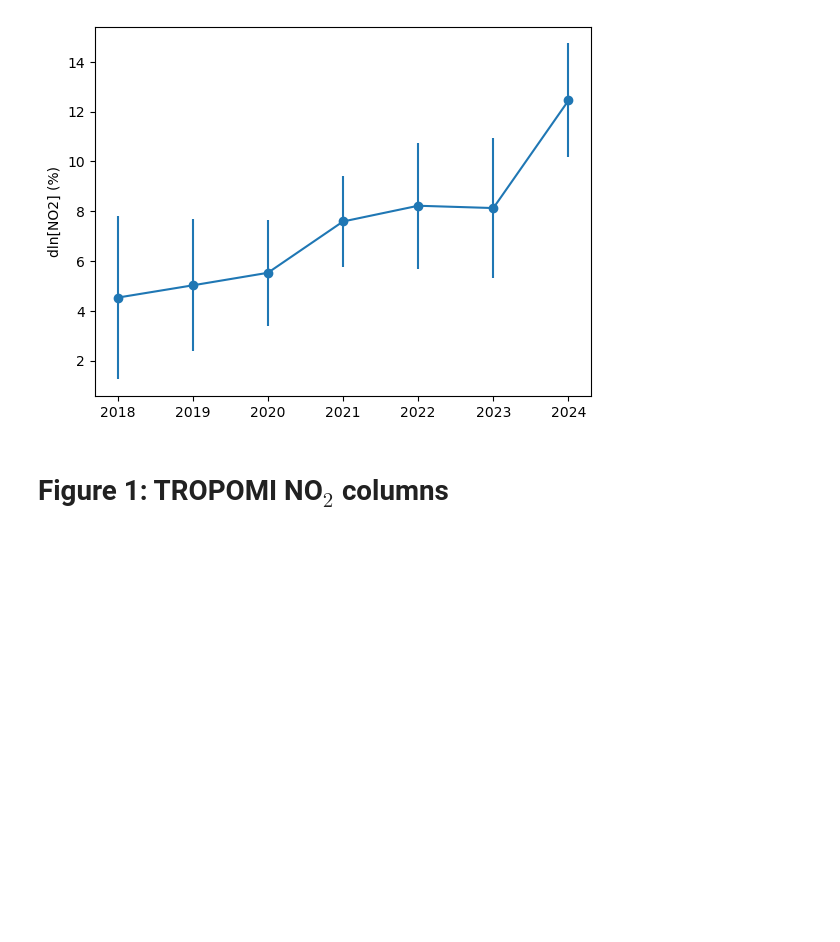
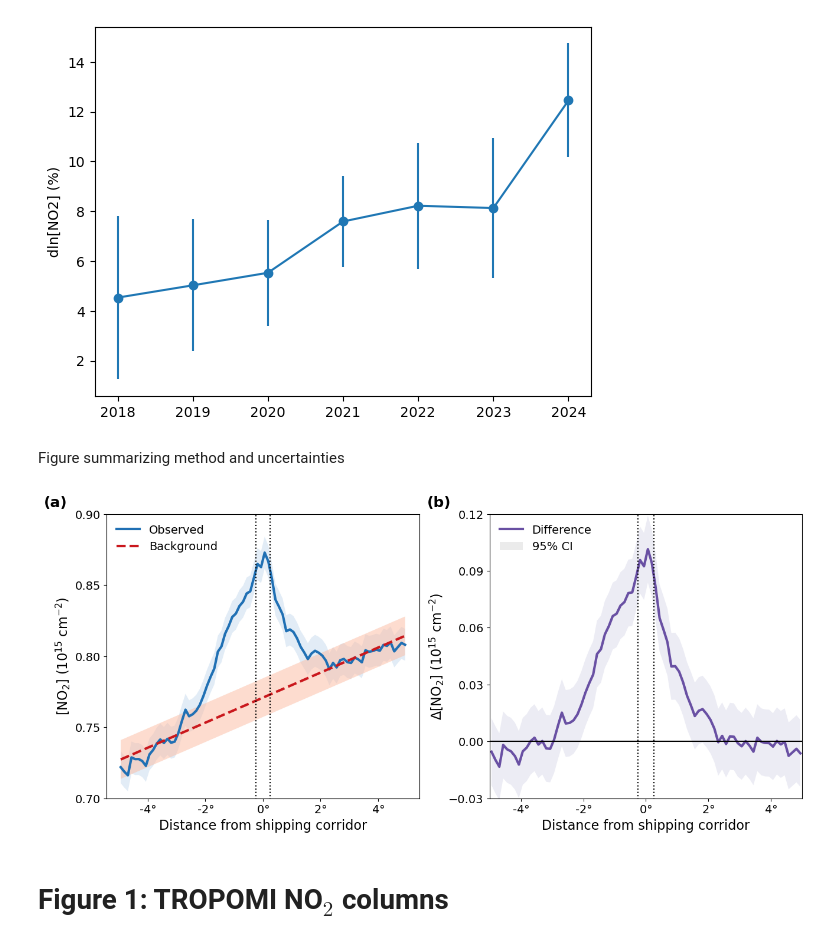
Before and after one commit to michael-s-diamond/ConflictClouds, a Jupyter notebook: Conflict_Cloud_Sensitivity.ipynb, the cells around one changed output. Saved outputs shown, nothing was run; the diff lists cells and outputs as text; code cells hidden in the pictures; blank space fills up the shorter version.

Commit message:
Added Figures 4 and A1

```diff
--- a/Conflict_Cloud_Sensitivity.ipynb
+++ b/Conflict_Cloud_Sensitivity.ipynb
@@ -152,6 +153,70 @@ plt.ylabel('dln[NO2] (%)')
 # %% [output]
 Text(0, 0.5, 'dln[NO2] (%)')
 [figure]
+# %% [markdown]
+Figure summarizing method and uncertainties
+# %%
+#
+###Figure A1: Methods illustration
+#
+
+plt.figure(figsize=(13,6))
+plt.clf()
+fs = 16
+
+ax1 = plt.subplot(1,2,1)
+
+y0 = xN['no2'].groupby('time.year').mean()[-1]
+plt.plot(xN.lon,y0,color=cm.Blues(.75),lw=3,label='Observed')
+plt.fill_between(xN.lon,y0-2*err0[-1],y0+2*err0[-1],facecolor=cm.Blues(.25),alpha=.5)
+
+y1 = xN.intercept[-1]+xN.slope[-1]*xN.lon
+plt.plot(xN.lon,y1,color=cm.Reds(.75),lw=3,ls='dashed',label='Background')
+plt.fill_between(xN.lon,y1-2*xN['RMSE'][-1],y1+2*xN['RMSE'][-1],facecolor=cm.Reds(.25),alpha=.5)
+
+plt.plot([-.25,-.25],[.6,1],c='k',ls='dotted')
+plt.plot([.25,.25],[.6,1],c='k',ls='dotted')
+
+plt.legend(frameon=False,fontsize=fs-2,loc='upper left')
+
+plt.ylim(.7,.9)
+
+plt.yticks(np.arange(.7,.91,.05),fontsize=fs-2)
+plt.ylabel(r'$[\mathrm{NO}_2]$ ($10^{15}$ $\mathrm{cm}^{-2}$)',fontsize=fs)
+plt.xticks([-4,-2,0,2,4],[r'-4$\degree$',r'-2$\degree$',r'0$\degree$',r'2$\degree$',r'4$\degree$'],fontsize=fs-2)
+plt.xlabel('Distance from shipping corridor',fontsize=fs)
+
+ax1.text(-.2,1.025,s='(a)',transform = ax1.transAxes,fontsize=fs+2,fontweight='bold')
+
+ax2 = plt.subplot(1,2,2)
+
+y2 = y0-y1
+plt.plot(xN.lon,y2,color=cm.Purples(.75),lw=3,label='Difference')
+plt.fill_between(xN.lon,y2-2*xN['error'][-1],y2+2*xN['error'][-1],facecolor=cm.Purples(.25),alpha=.5)
+plt.fill_between(np.nan*xN.lon,y2-2*xN['error'][-1],y2+2*xN['error'][-1],facecolor=cm.Greys(.25),alpha=.5,label='95% CI')
+
+
+plt.plot([-5,5],[0,0],'k')
+plt.plot([-.25,-.25],[-1,1],c='k',ls='dotted')
+plt.plot([.25,.25],[-1,1],c='k',ls='dotted')
+
+plt.legend(frameon=False,fontsize=fs-2,loc='upper left')
+
+plt.ylim(-.03,.12)
+plt.xlim(-5,5)
+
+plt.yticks(np.arange(-.03,.13,.03),fontsize=fs-2)
+plt.ylabel(r'$\Delta [\mathrm{NO}_2]$ ($10^{15}$ $\mathrm{cm}^{-2}$)',fontsize=fs)
+plt.xticks([-4,-2,0,2,4],[r'-4$\degree$',r'-2$\degree$',r'0$\degree$',r'2$\degree$',r'4$\degree$'],fontsize=fs-2)
+plt.xlabel('Distance from shipping corridor',fontsize=fs)
+
+ax2.text(-.2,1.025,s='(b)',transform = ax2.transAxes,fontsize=fs+2,fontweight='bold')
+
+plt.tight_layout()
+
+plt.show()
+# %% [output]
+[figure, added]
 # %% [markdown]
 Figure 1: TROPOMI NO$_2$ columns
 =
```
Also changed, not shown: parts of 8 cells of this notebook.
